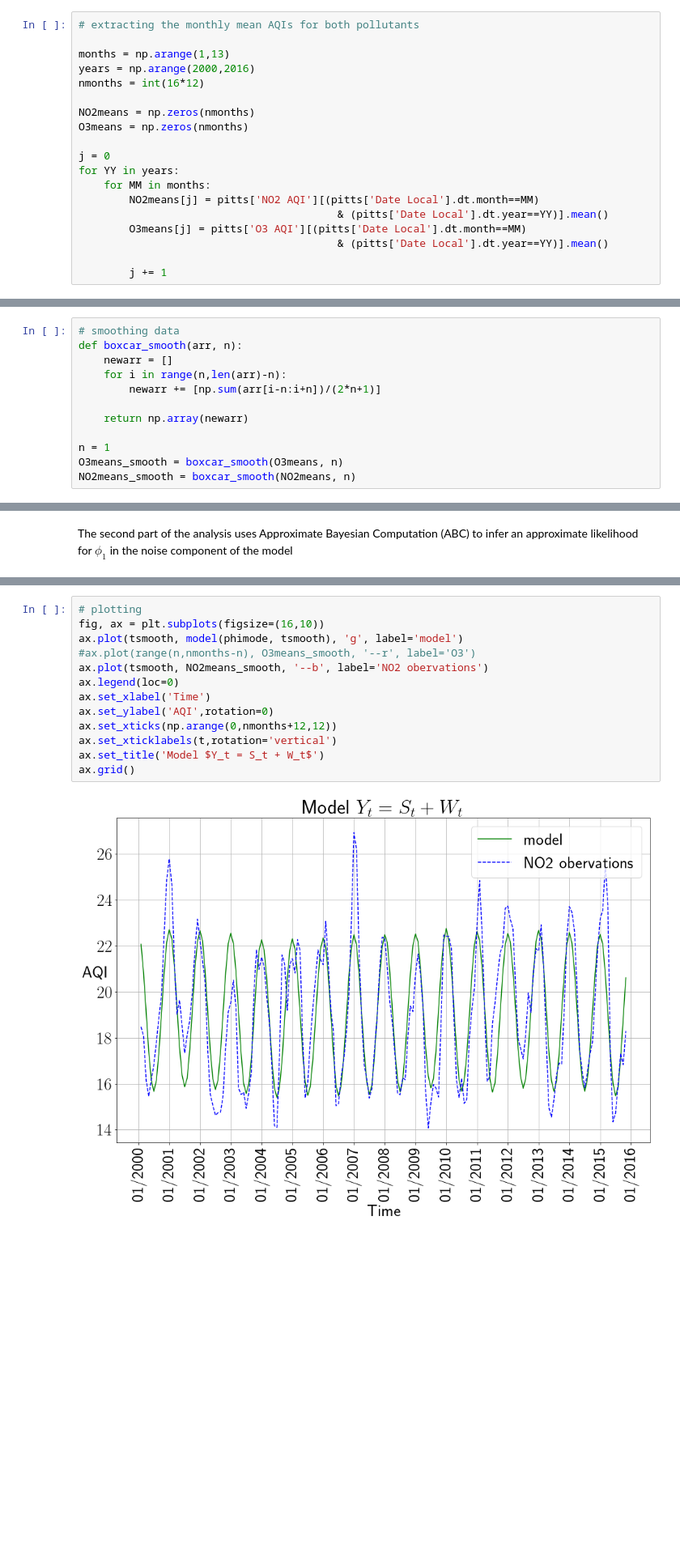
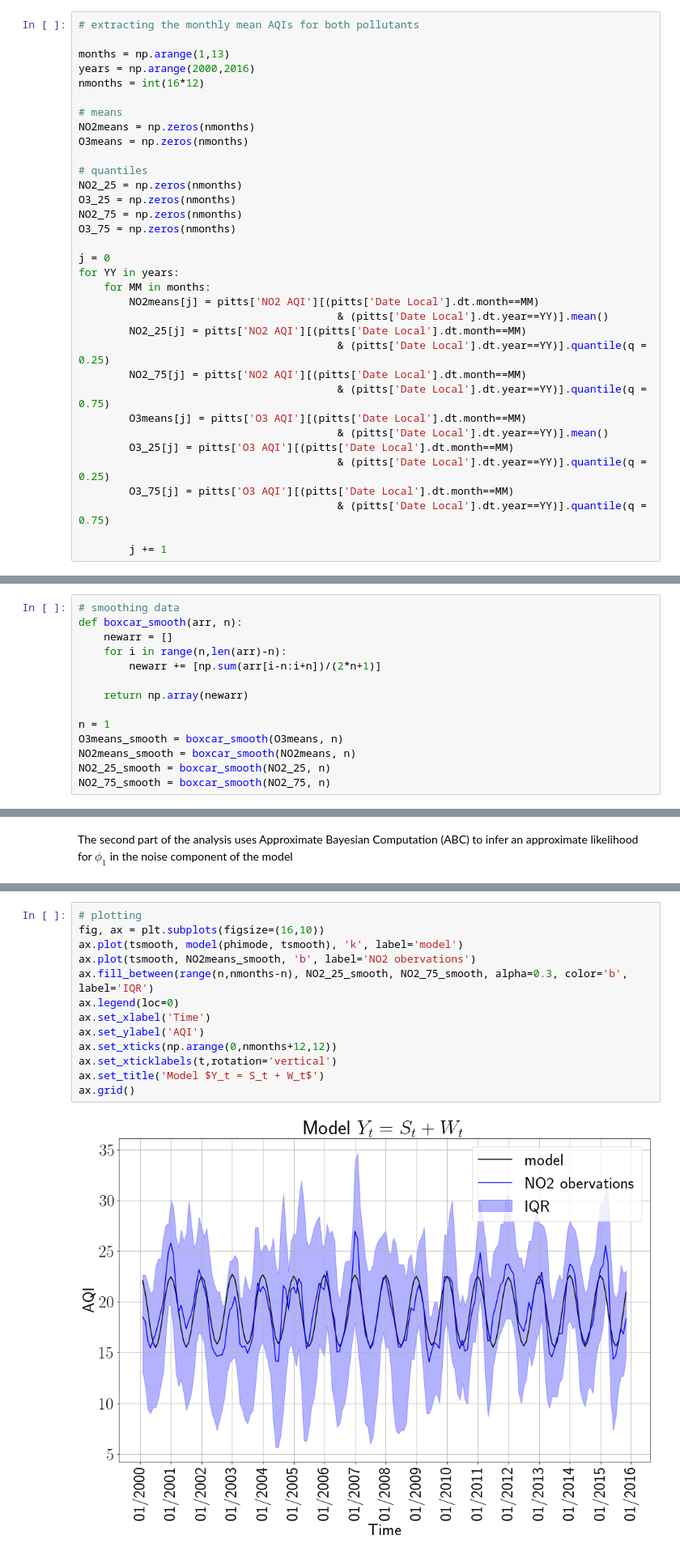
Before and after one commit to ndoyle815/MA930, a Jupyter notebook: Assignments/MA930 Assignment 2.ipynb, the cells around one changed output, grey strips where cells are left out. Shown at 81% size. Saved outputs shown, nothing was run; the diff lists cells and outputs as text; blank space fills up the shorter version.

```diff
--- a/Assignments/MA930 Assignment 2.ipynb
+++ b/Assignments/MA930 Assignment 2.ipynb
@@ -85,16 +85,31 @@ months = np.arange(1,13)
 years = np.arange(2000,2016)
 nmonths = int(16*12)
 
+# means
 NO2means = np.zeros(nmonths)
 O3means = np.zeros(nmonths)
+
+# quantiles
+NO2_25 = np.zeros(nmonths)
+O3_25 = np.zeros(nmonths)
+NO2_75 = np.zeros(nmonths)
+O3_75 = np.zeros(nmonths)
 
 j = 0
 for YY in years:
     for MM in months:
         NO2means[j] = pitts['NO2 AQI'][(pitts['Date Local'].dt.month==MM)
                                          & (pitts['Date Local'].dt.year==YY)].mean()
+        NO2_25[j] = pitts['NO2 AQI'][(pitts['Date Local'].dt.month==MM)
+                                         & (pitts['Date Local'].dt.year==YY)].quantile(q = 0.25)
+        NO2_75[j] = pitts['NO2 AQI'][(pitts['Date Local'].dt.month==MM)
+                                         & (pitts['Date Local'].dt.year==YY)].quantile(q = 0.75)
         O3means[j] = pitts['O3 AQI'][(pitts['Date Local'].dt.month==MM)
                                          & (pitts['Date Local'].dt.year==YY)].mean()
+        O3_25[j] = pitts['O3 AQI'][(pitts['Date Local'].dt.month==MM)
+                                         & (pitts['Date Local'].dt.year==YY)].quantile(q = 0.25)
+        O3_75[j] = pitts['O3 AQI'][(pitts['Date Local'].dt.month==MM)
+                                         & (pitts['Date Local'].dt.year==YY)].quantile(q = 0.75)
 
         j += 1
 # %%
@@ -184,6 +212,8 @@ def boxcar_smooth(arr, n):
 n = 1
 O3means_smooth = boxcar_smooth(O3means, n)
 NO2means_smooth = boxcar_smooth(NO2means, n)
+NO2_25_smooth = boxcar_smooth(NO2_25, n)
+NO2_75_smooth = boxcar_smooth(NO2_75, n)
 # %%
 ts = np.arange(0, nmonths)
 
@@ -373,15 +403,15 @@ plt.grid()
 # %%
 # plotting
 fig, ax = plt.subplots(figsize=(16,10))
-ax.plot(tsmooth, model(phimode, tsmooth), 'g', label='model')
-#ax.plot(range(n,nmonths-n), O3means_smooth, '--r', label='O3')
-ax.plot(tsmooth, NO2means_smooth, '--b', label='NO2 obervations')
+ax.plot(tsmooth, model(phimode, tsmooth), 'k', label='model')
+ax.plot(tsmooth, NO2means_smooth, 'b', label='NO2 obervations')
+ax.fill_between(range(n,nmonths-n), NO2_25_smooth, NO2_75_smooth, alpha=0.3, color='b', label='IQR')
 ax.legend(loc=0)
 ax.set_xlabel('Time')
-ax.set_ylabel('AQI',rotation=0)
+ax.set_ylabel('AQI')
 ax.set_xticks(np.arange(0,nmonths+12,12))
 ax.set_xticklabels(t,rotation='vertical')
 ax.set_title('Model $Y_t = S_t + W_t$')
 ax.grid()
 # %% [output]
-[figure, old version]
+[figure, new version]
```
Also changed, not shown: parts of 6 cells of this notebook.
